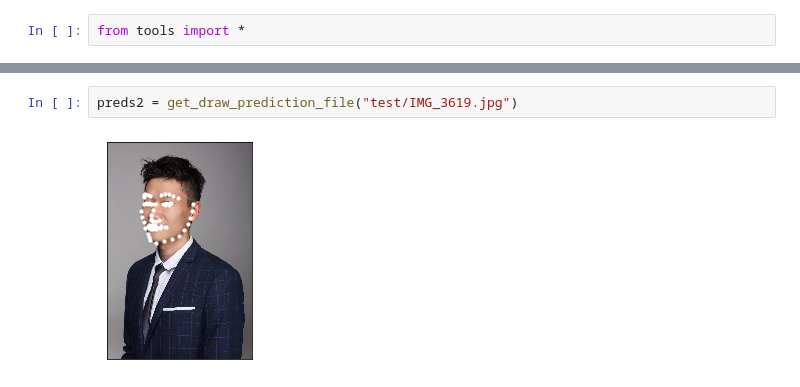
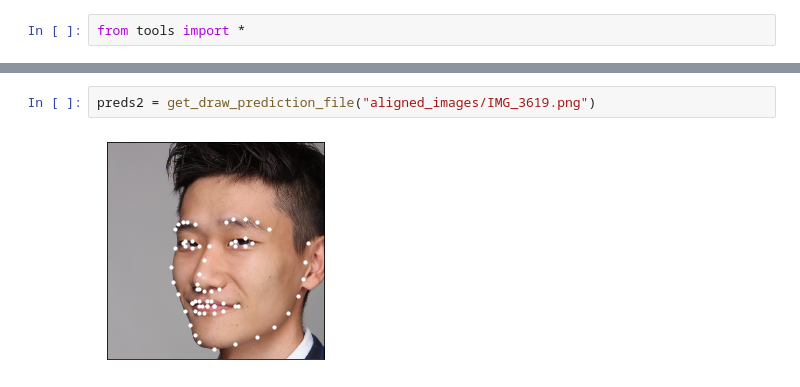
Before and after one commit to tang-ji/makeup-helper, a Jupyter notebook: test-face-alignment.ipynb, the cells around one changed output, grey strips where cells are left out. Drawn from its saved outputs; the diff is of its cells as text.

```diff
--- a/test-face-alignment.ipynb
+++ b/test-face-alignment.ipynb
@@ -10,4 +17,4 @@ preds = get_draw_prediction_directory("test/")
 # %%
-preds2 = get_draw_prediction_file("test/IMG_3619.jpg")
+preds2 = get_draw_prediction_file("aligned_images/IMG_3619.png")
 # %% [output]
-[figure, old version]
+[figure, new version]
```
Also changed, not shown: parts of 2 cells of this notebook, 2 other files.
